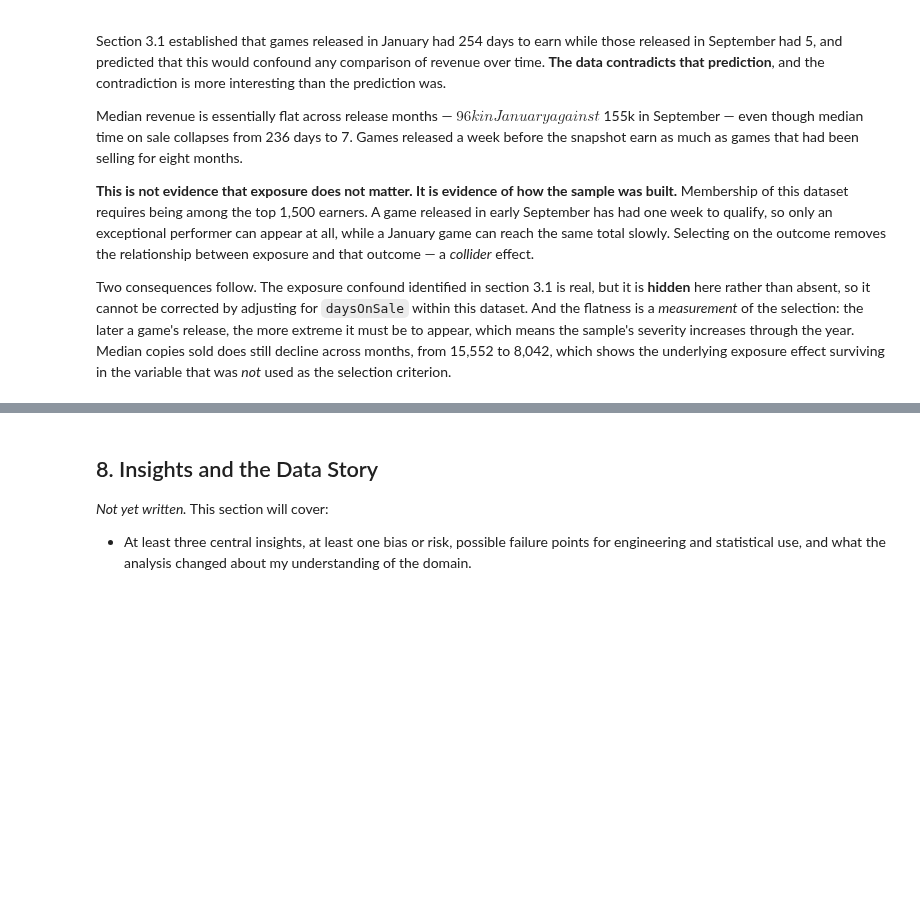
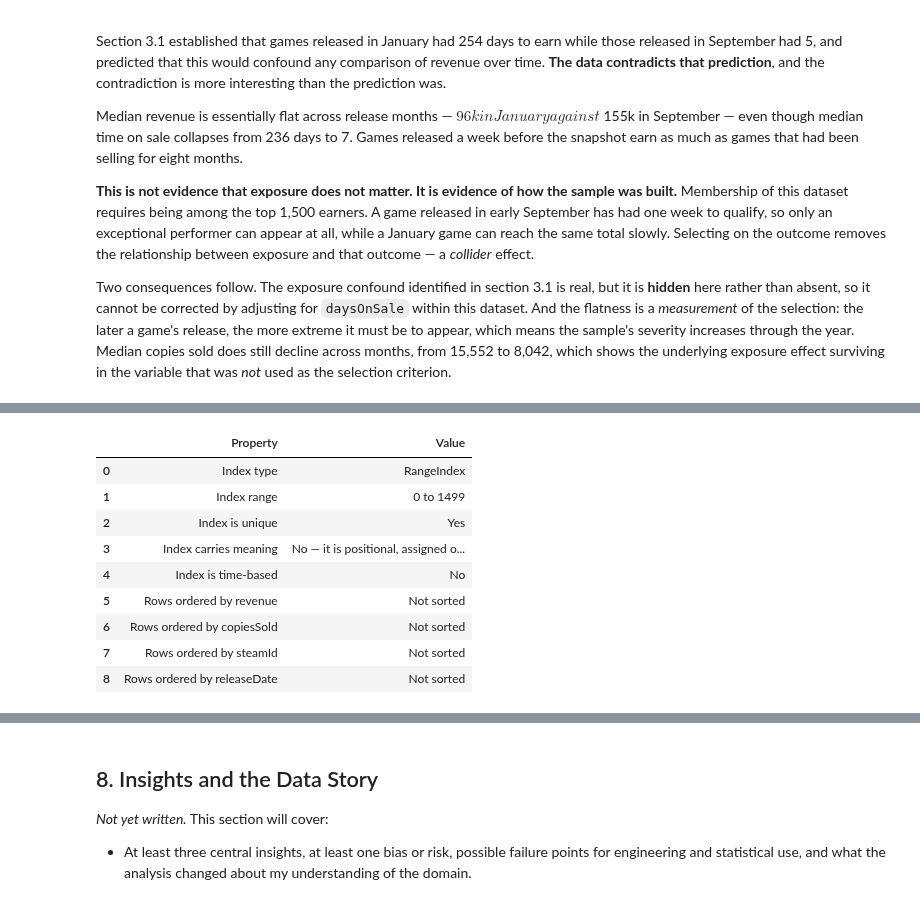
Before and after one commit to shonmazon/Data_Science, a Jupyter notebook: assignment1-eda/notebooks/steam_2024_eda.ipynb, the cells around one changed output, grey strips where cells are left out. Saved outputs shown, nothing was run; the diff lists cells and outputs as text; code cells hidden in the pictures; blank space fills up the shorter version.

```diff
--- a/assignment1-eda/notebooks/steam_2024_eda.ipynb
+++ b/assignment1-eda/notebooks/steam_2024_eda.ipynb
@@ -1563,0 +1566,13 @@ which shows the underlying exposure effect surviving in the variable that was
+# %%
+describe_index(steam_games, sort_candidates=["revenue", "copiesSold", "steamId", "releaseDate"])
+# %% [output]
+|  | Property | Value |
+| 0 | Index type | RangeIndex |
+| 1 | Index range | 0 to 1499 |
+| 2 | Index is unique | Yes |
+| 3 | Index carries meaning | No — it is positional, assigned o... |
+| 4 | Index is time-based | No |
+| 5 | Rows ordered by revenue | Not sorted |
+| 6 | Rows ordered by copiesSold | Not sorted |
+| 7 | Rows ordered by steamId | Not sorted |
+| 8 | Rows ordered by releaseDate | Not sorted |
```
Also changed, not shown: parts of 9 cells of this notebook, 1 other file.
